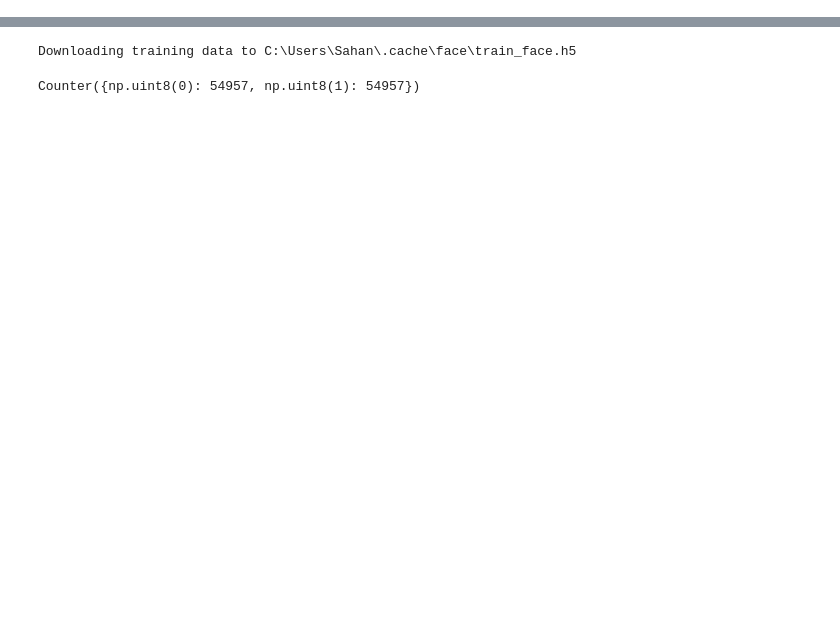
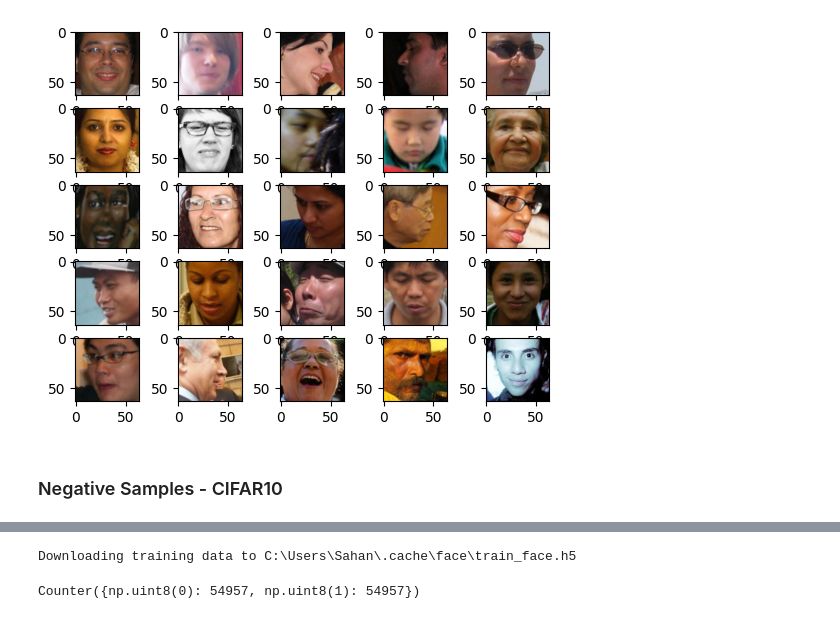
Before and after one commit to zuhthisahan/Face_Recognition_DE_VAE, a Jupyter notebook: face_Detection.ipynb, the cells around one changed output, grey strips where cells are left out. Drawn from its saved outputs; the diff is of its cells as text; code cells hidden in the pictures; blank space fills up the shorter version.

```diff
--- a/face_Detection.ipynb
+++ b/face_Detection.ipynb
@@ -53,0 +101,11 @@ This is for the new planned trin data (CelebA+CIFAR10)
+# %%
+import matplotlib.pyplot as plt
+for i in range(25):
+    plt.subplot(5, 5, i + 1)
+    first_image, first_label = positive_samples[70000-i]
+    image_np = first_image.permute(1,2,0).numpy()
+    plt.imshow(image_np)
+# %% [output]
+[figure, added]
+# %% [markdown]
+### Negative Samples - CIFAR10
```
Also changed, not shown: parts of 48 cells of this notebook, 2 other files.
